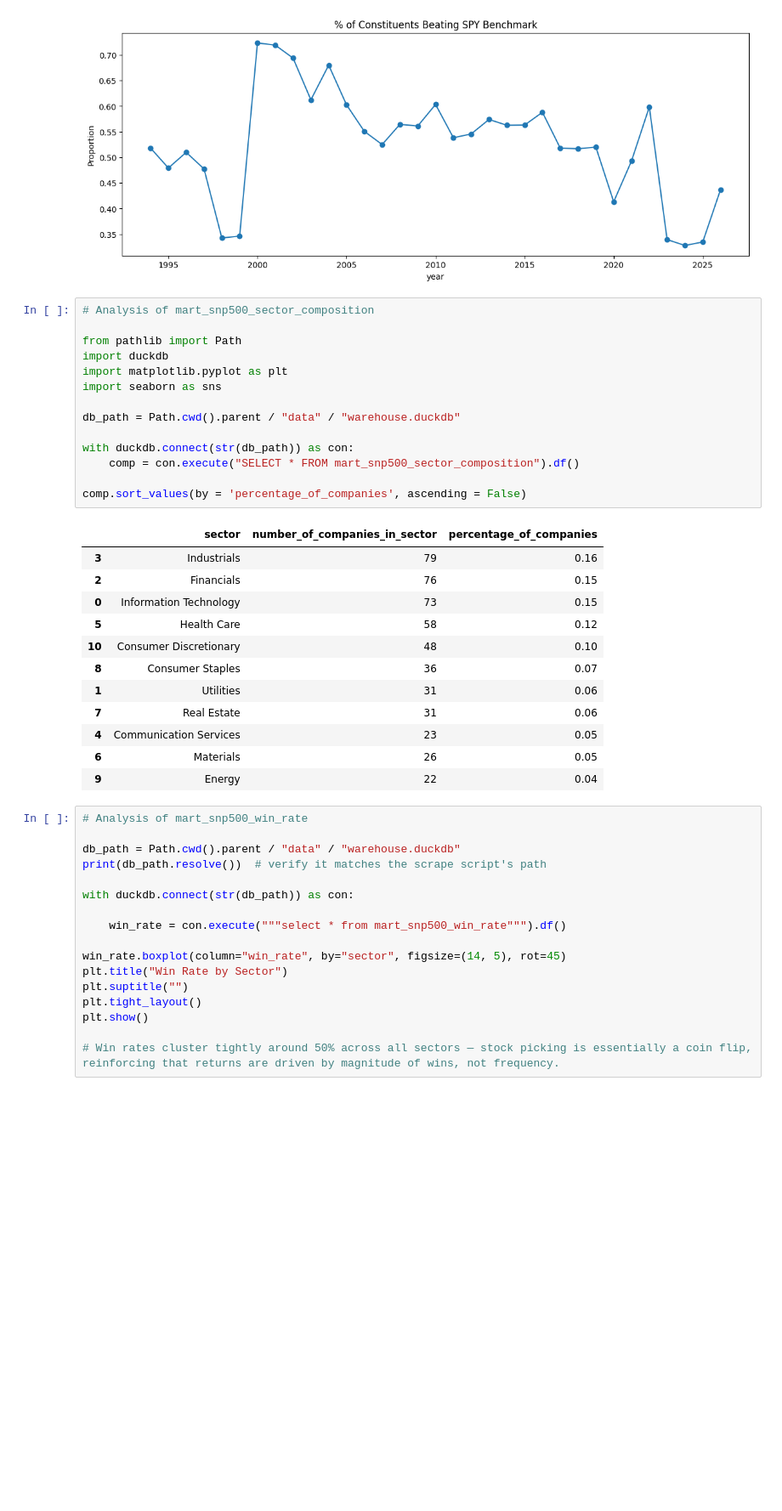
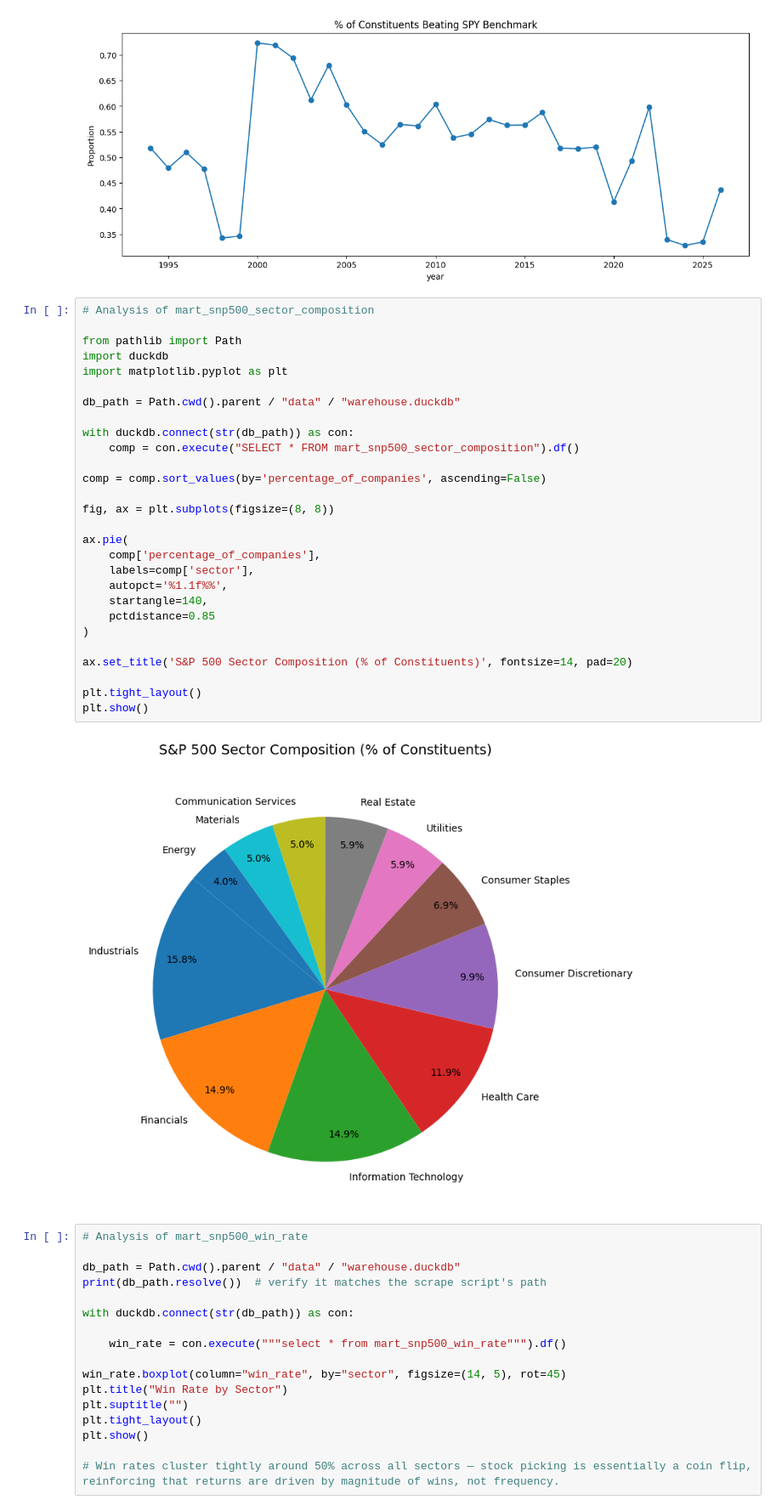
Before and after one commit to Winisition/SPY500_Constituent_Analysis, a Jupyter notebook: Notebooks/Sandbox.ipynb, the cells around one changed output. Shown at 85% size. Drawn from its saved outputs; the diff is of its cells as text; blank space fills up the shorter version.

```diff
--- a/Notebooks/Sandbox.ipynb
+++ b/Notebooks/Sandbox.ipynb
@@ -133,30 +133,33 @@ plt.show()
 # %%
 # Analysis of mart_snp500_sector_composition
 
 from pathlib import Path
 import duckdb
 import matplotlib.pyplot as plt
-import seaborn as sns
 
 db_path = Path.cwd().parent / "data" / "warehouse.duckdb"
 
 with duckdb.connect(str(db_path)) as con:
     comp = con.execute("SELECT * FROM mart_snp500_sector_composition").df()
 
-comp.sort_values(by = 'percentage_of_companies', ascending = False)
+comp = comp.sort_values(by='percentage_of_companies', ascending=False)
+
+fig, ax = plt.subplots(figsize=(8, 8))
+
+ax.pie(
+    comp['percentage_of_companies'],
+    labels=comp['sector'],
+    autopct='%1.1f%%',
+    startangle=140,
+    pctdistance=0.85
+)
+
+ax.set_title('S&P 500 Sector Composition (% of Constituents)', fontsize=14, pad=20)
+
+plt.tight_layout()
+plt.show()
 # %% [output]
-|  | sector | number_of_companies_in_sector | percentage_of_companies |
-| 3 | Industrials | 79 | 0.16 |
-| 2 | Financials | 76 | 0.15 |
-| 0 | Information Technology | 73 | 0.15 |
-| 5 | Health Care | 58 | 0.12 |
-| 10 | Consumer Discretionary | 48 | 0.10 |
-| 8 | Consumer Staples | 36 | 0.07 |
-| 1 | Utilities | 31 | 0.06 |
-| 7 | Real Estate | 31 | 0.06 |
-| 4 | Communication Services | 23 | 0.05 |
-| 6 | Materials | 26 | 0.05 |
-| 9 | Energy | 22 | 0.04 |
+[figure, added]
 # %%
 # Analysis of mart_snp500_win_rate
 
```
Also changed, not shown: 6 other files.
